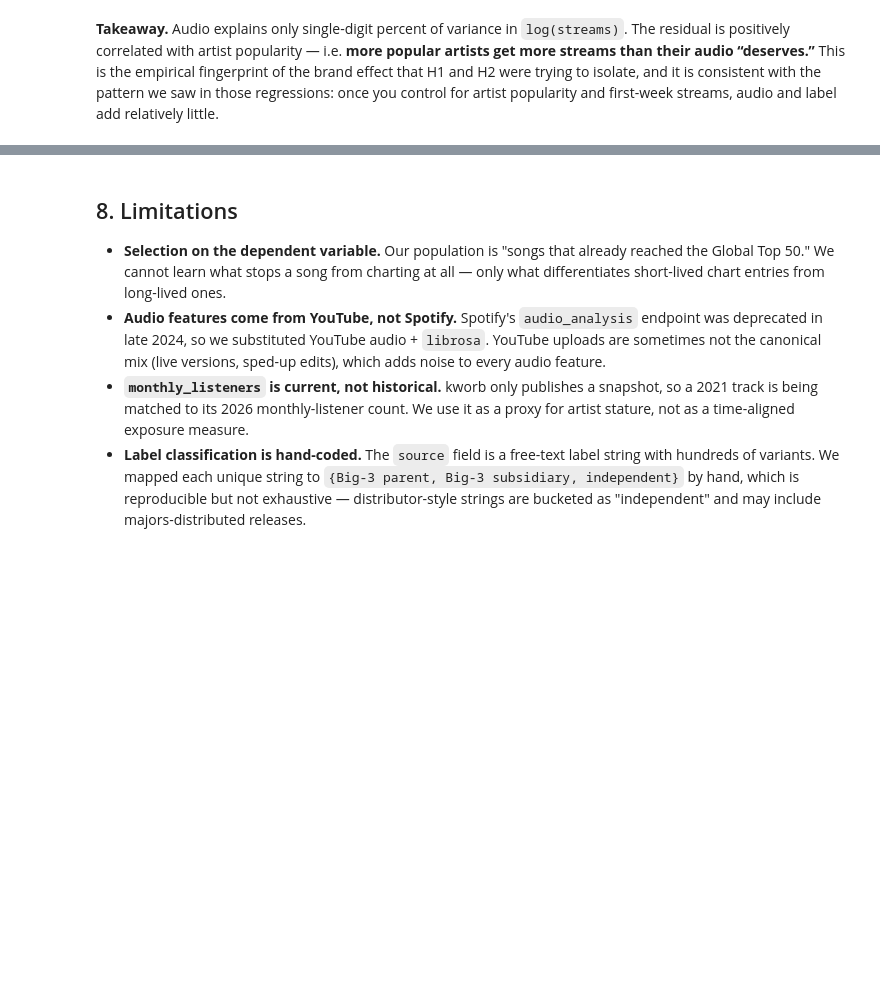
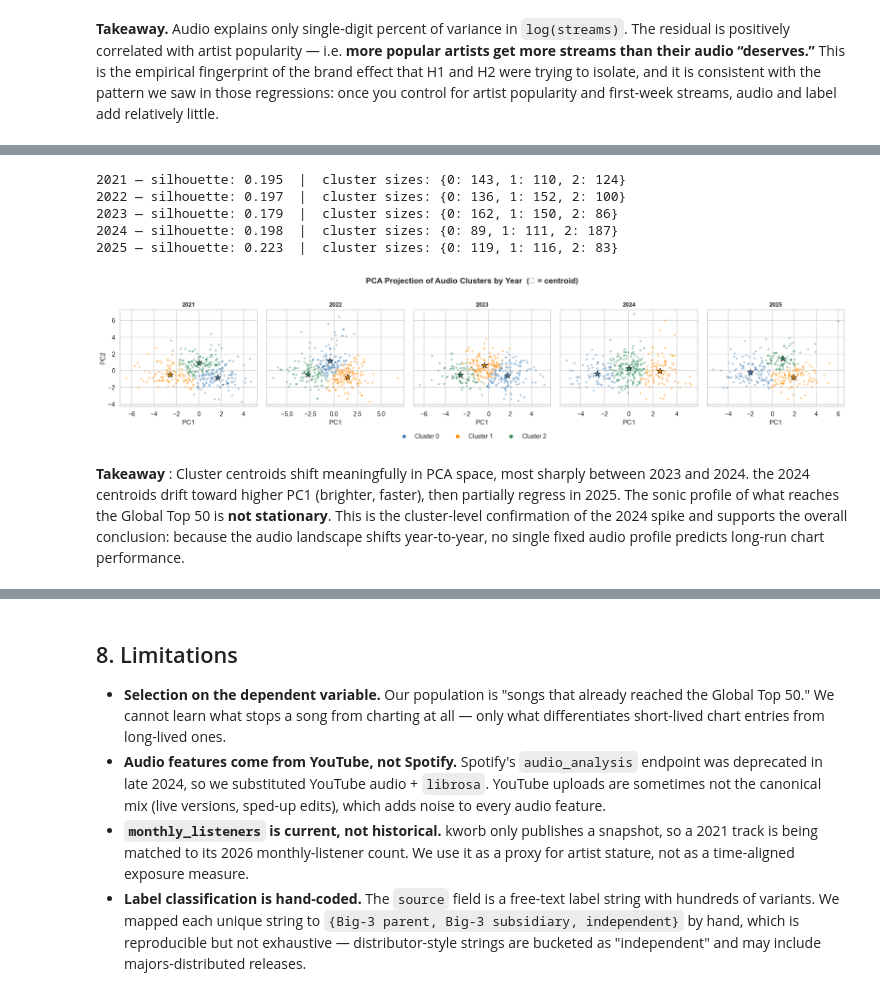
Before and after one commit to Irene-Wu-1002/Spotify-Trend-Analyzer, a Jupyter notebook: notebooks/06_final_analysis.ipynb, the cells around one changed output, grey strips where cells are left out. Saved outputs shown, nothing was run; the diff lists cells and outputs as text; code cells hidden in the pictures; blank space fills up the shorter version.

```diff
--- a/notebooks/06_final_analysis.ipynb
+++ b/notebooks/06_final_analysis.ipynb
@@ -511,3 +812,81 @@ plt.show()
+# %%
+# Per-year K-Means
+yearly_results = {}
+palette = ["steelblue", "darkorange", "seagreen"]
+
+for yr in YEARS:
+    yr_songs = (
+        df_full[df_full["year"] == yr]
+               .drop_duplicates(subset="uri")
+               .dropna(subset=AUDIO_CLUSTER_COLS)
+               .copy()
+    )
+    X_yr = StandardScaler().fit_transform(yr_songs[AUDIO_CLUSTER_COLS])
+    km   = KMeans(n_clusters=K, random_state=42, n_init=15)
+    yr_songs["cluster"] = km.fit_predict(X_yr)
+
+    # Project centroids onto global PCA space
+    centroids_orig = scaler_global.transform(
+        yr_songs.groupby("cluster")[AUDIO_CLUSTER_COLS].mean().values
+    )
+    centroids_pca = pca_global.transform(centroids_orig)
+
+    sil = silhouette_score(X_yr, yr_songs["cluster"])
+    yearly_results[yr] = {
+        "songs":         yr_songs,
+        "centroids_pca": centroids_pca,
+        "silhouette":    sil,
+    }
+    sizes = yr_songs["cluster"].value_counts().sort_index().to_dict()
+    print(f"{yr} — silhouette: {sil:.3f}  |  cluster sizes: {sizes}")
+# %% [output]
+2021 — silhouette: 0.195  |  cluster sizes: {0: 143, 1: 110, 2: 124}
+2022 — silhouette: 0.197  |  cluster sizes: {0: 136, 1: 152, 2: 100}
+2023 — silhouette: 0.179  |  cluster sizes: {0: 162, 1: 150, 2: 86}
+2024 — silhouette: 0.198  |  cluster sizes: {0: 89, 1: 111, 2: 187}
+2025 — silhouette: 0.223  |  cluster sizes: {0: 119, 1: 116, 2: 83}
+# %%
+# Plot 1 — PCA scatter per year
+fig, axes = plt.subplots(1, 5, figsize=(20, 4), sharey=True)
+
+for ax, yr in zip(axes, YEARS):
+    yr_songs = yearly_results[yr]["songs"].copy()
+    X_pca    = pca_global.transform(
+        scaler_global.transform(yr_songs[AUDIO_CLUSTER_COLS])
+    )
+    yr_songs["pc1"] = X_pca[:, 0]
+    yr_songs["pc2"] = X_pca[:, 1]
+
+    for c in range(K):
+        sub = yr_songs[yr_songs["cluster"] == c]
+        ax.scatter(sub["pc1"], sub["pc2"],
+                   c=palette[c], alpha=0.4, s=15, edgecolors="none")
+
+    cents = yearly_results[yr]["centroids_pca"]
+    for c, (cx, cy) in enumerate(cents):
+        ax.scatter(cx, cy, c=palette[c], s=140, marker="*",
+                   edgecolors="black", linewidths=0.8, zorder=5)
+
+    ax.set_title(f"{yr}", fontsize=11, fontweight="bold")
+    ax.set_xlabel("PC1")
+    if yr == YEARS[0]:
+        ax.set_ylabel("PC2")
+
+handles = [
+    plt.Line2D([0], [0], marker="o", color="w",
+               markerfacecolor=palette[c], markersize=8, label=f"Cluster {c}")
+    for c in range(K)
+]
+fig.legend(handles=handles, loc="lower center", ncol=K,
+           bbox_to_anchor=(0.5, -0.08), frameon=False)
+fig.suptitle("PCA Projection of Audio Clusters by Year  (★ = centroid)",
+             fontweight="bold", y=1.02)
+fig.tight_layout()
+plt.show()
+# %% [output]
+[figure, added]
+# %% [markdown]
+**Takeaway** : Cluster centroids shift meaningfully in PCA space, most sharply between 2023 and 2024. the 2024 centroids drift toward higher PC1 (brighter, faster), then partially regress in 2025. The sonic profile of what reaches the Global Top 50 is **not stationary**. This is the cluster-level confirmation of the 2024 spike and supports the overall conclusion: because the audio landscape shifts year-to-year, no single fixed audio profile predicts long-run chart performance.
 # %% [markdown]
 ## 7. Conclusions
 
```
Also changed, not shown: parts of 23 cells of this notebook.
